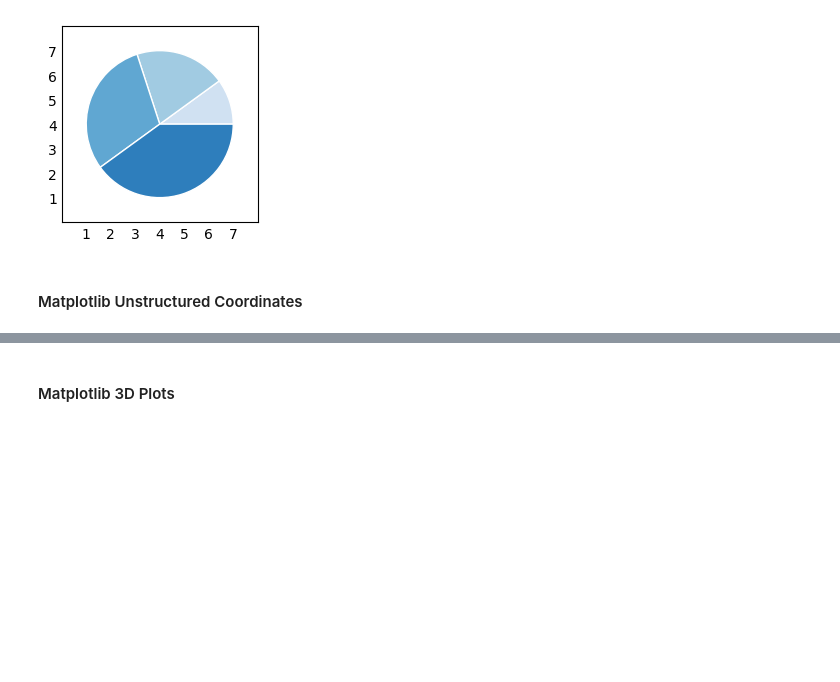
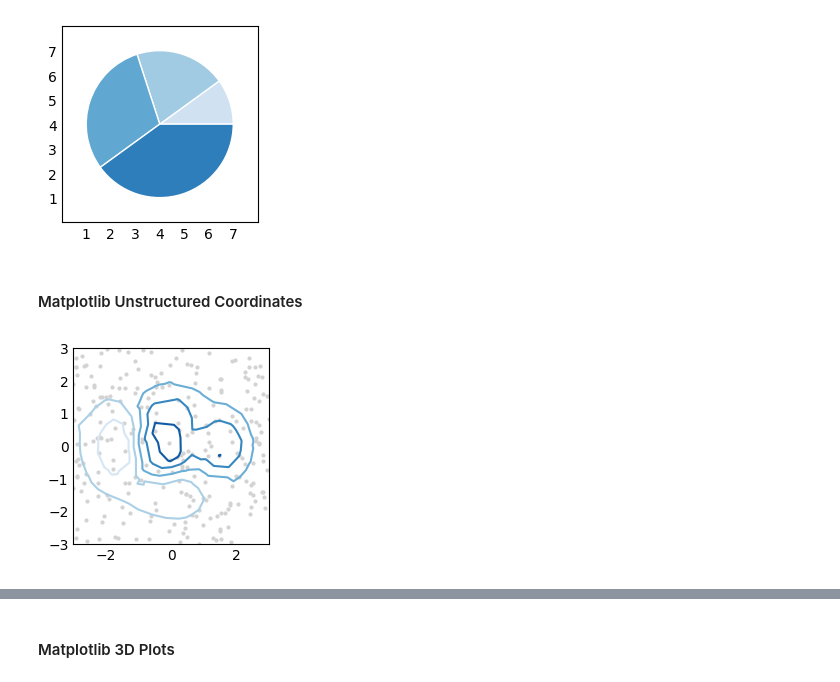
Before and after one commit to ManashJKonwar/Training-Python, a Jupyter notebook: day_4.ipynb, the cells around one changed output, grey strips where cells are left out. Saved outputs shown, nothing was run; the diff lists cells and outputs as text; code cells hidden in the pictures; blank space fills up the shorter version.

Commit message:
Enhancement: Adding_unstructured_plot_executables
Signed-off-by: ManashJKonwar <rickykonwar@gmail.com>

```diff
--- a/day_4.ipynb
+++ b/day_4.ipynb
@@ -1555,3 +1557,26 @@ plt.show()
 [figure]
 # %% [markdown]
 #### Matplotlib Unstructured Coordinates
+# %%
+# TriContour Plot
+
+plt.style.use('_mpl-gallery-nogrid')
+
+# make data:
+np.random.seed(1)
+x = np.random.uniform(-3, 3, 256)
+y = np.random.uniform(-3, 3, 256)
+z = (1 - x/2 + x**5 + y**3) * np.exp(-x**2 - y**2)
+levels = np.linspace(z.min(), z.max(), 7)
+
+# plot:
+fig, ax = plt.subplots()
+
+ax.plot(x, y, 'o', markersize=2, color='lightgrey')
+ax.tricontour(x, y, z, levels=levels)
+
+ax.set(xlim=(-3, 3), ylim=(-3, 3))
+
+plt.show()
+# %% [output]
+[figure, added]
```
Also changed, not shown: parts of 51 cells of this notebook.
